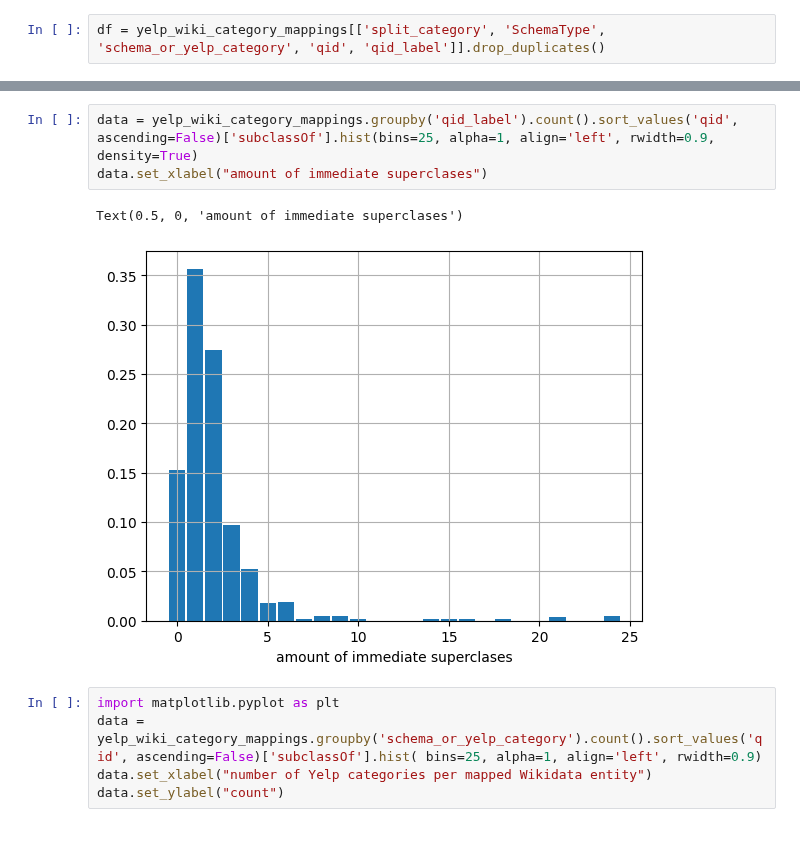
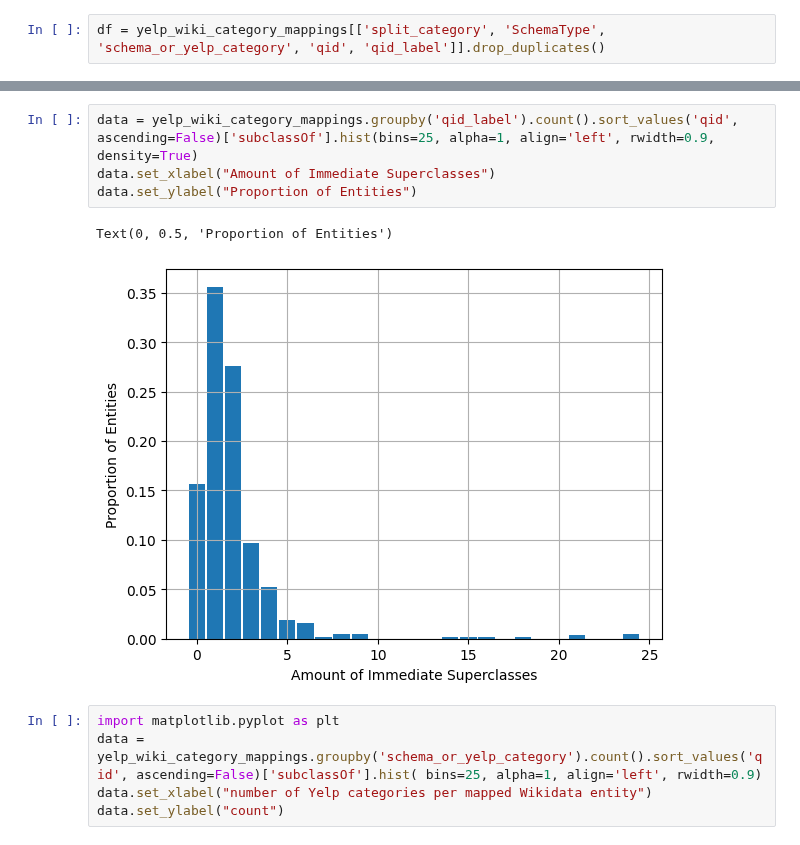
Before and after one commit to christiannielsen98/DVML-P7, a Jupyter notebook: Code/KnowledgeGraphEnrichment/yelp_wiki_category_mappings.ipynb, the cells around one changed output, grey strips where cells are left out. Drawn from its saved outputs; the diff is of its cells as text.

```diff
--- a/Code/KnowledgeGraphEnrichment/yelp_wiki_category_mappings.ipynb
+++ b/Code/KnowledgeGraphEnrichment/yelp_wiki_category_mappings.ipynb
@@ -114,9 +116,10 @@ yelp_wiki_category_mappings.groupby('qid_label').count().sort_values('qid', asce
 # %%
 data = yelp_wiki_category_mappings.groupby('qid_label').count().sort_values('qid', ascending=False)['subclassOf'].hist(bins=25, alpha=1, align='left', rwidth=0.9, density=True)
-data.set_xlabel("amount of immediate superclases")
+data.set_xlabel("Amount of Immediate Superclasses")
+data.set_ylabel("Proportion of Entities")
 # %% [output]
-Text(0.5, 0, 'amount of immediate superclases')
+Text(0, 0.5, 'Proportion of Entities')
-[figure, old version]
+[figure, new version]
 # %%
 import matplotlib.pyplot as plt
 data = yelp_wiki_category_mappings.groupby('schema_or_yelp_category').count().sort_values('qid', ascending=False)['subclassOf'].hist( bins=25, alpha=1, align='left', rwidth=0.9)
```
Also changed, not shown: parts of 9 cells of this notebook, 9 other files.
